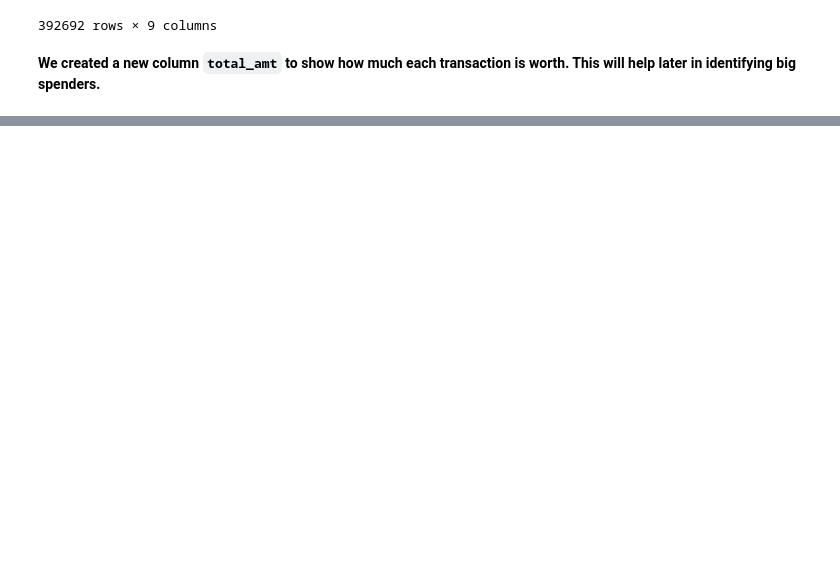
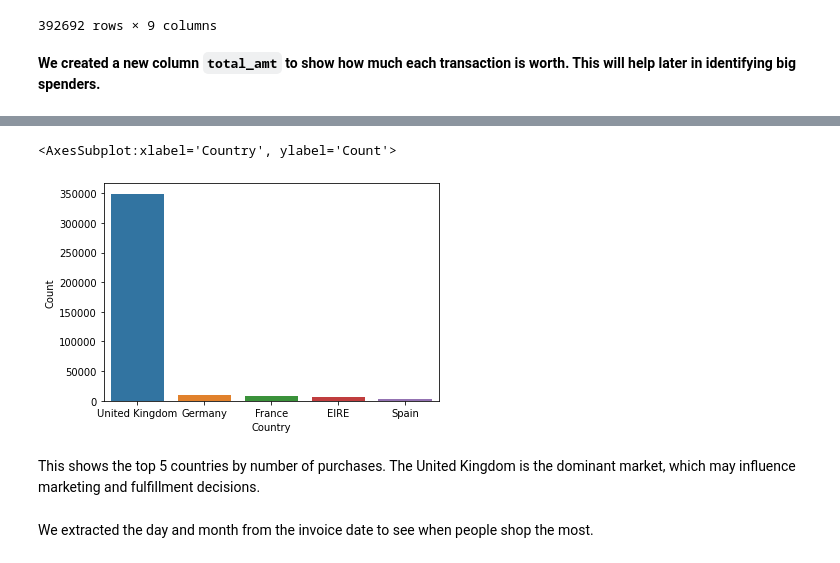
Before and after one commit to MihirKalariya25/MasterProject, a Jupyter notebook: Master_Project_main.ipynb, the cells around one changed output, grey strips where cells are left out. Saved outputs shown, nothing was run; the diff lists cells and outputs as text; code cells hidden in the pictures; blank space fills up the shorter version.

Commit message:
🔍 Exploratory Data Analysis on customer purchase behavior with visualizations (25th Feb-10th Mar)

```diff
--- a/Master_Project_main.ipynb
+++ b/Master_Project_main.ipynb
@@ -153,0 +190,3 @@ retail
+# %%
+top_countries = retail['Country'].value_counts().reset_index().rename(columns={'index': 'Country', 'Country': 'Count'})
+top_countries.head(5)
@@ -153,0 +200,9 @@ retail
+# %%
+sns.barplot(x = 'Country', y = 'Count', data = top_countries.head(5))
+# %% [output]
+<AxesSubplot:xlabel='Country', ylabel='Count'>
+[figure, added]
+# %% [markdown]
+This shows the top 5 countries by number of purchases. The United Kingdom is the dominant market, which may influence marketing and fulfillment decisions.
+# %% [markdown]
+We extracted the day and month from the invoice date to see when people shop the most.
```
Also changed, not shown: parts of 14 cells of this notebook.
